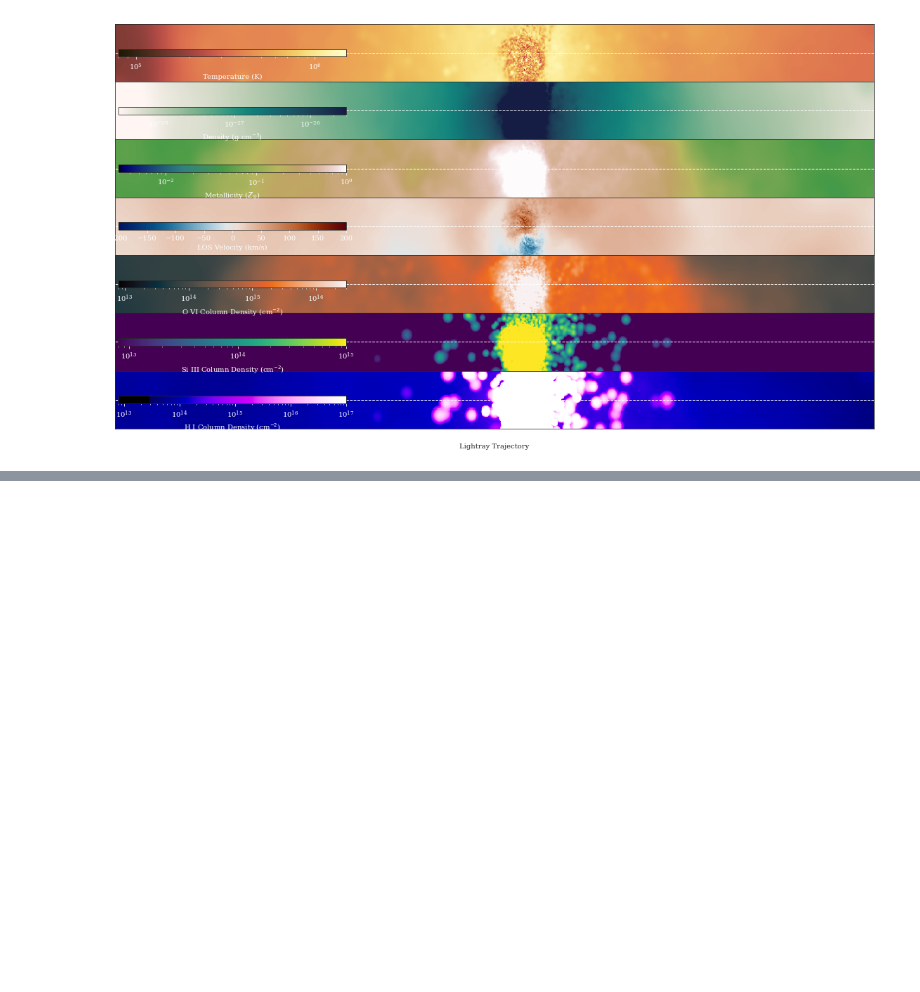
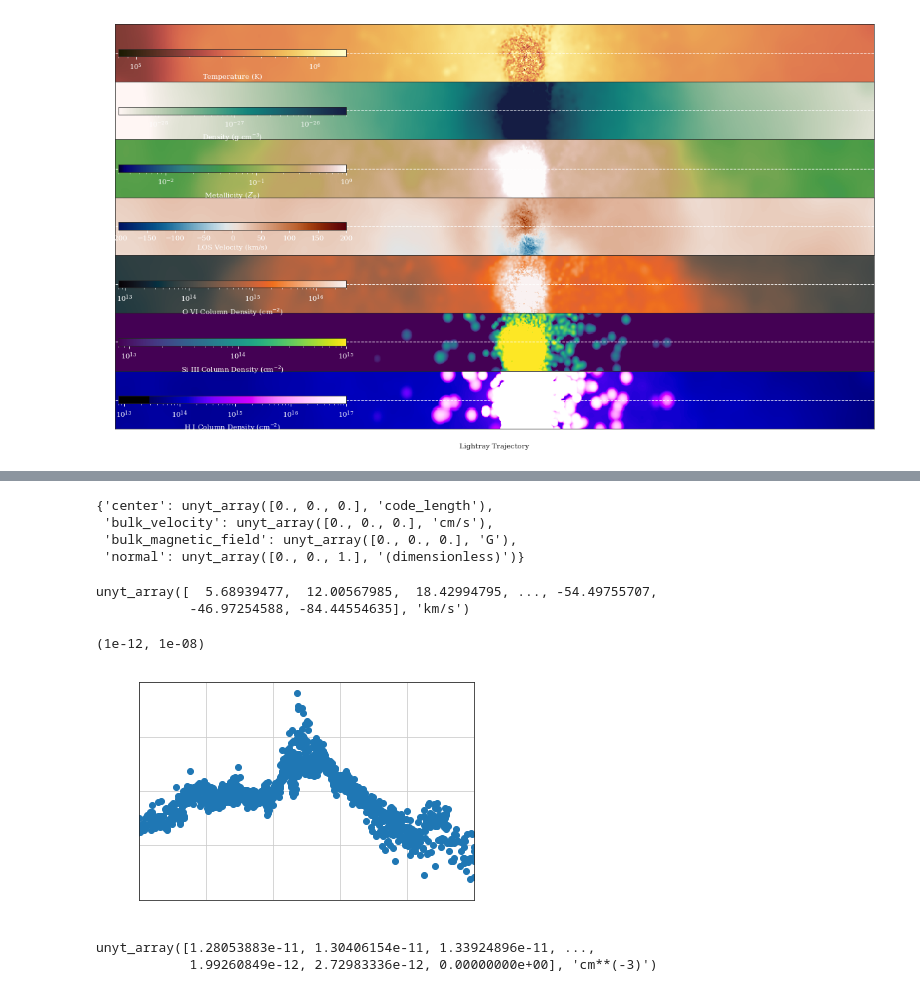
Before and after one commit to ibutsky/synthetic_spectra, a Jupyter notebook: scripts/plotting/sightline_analysis.ipynb, the cells around one changed output, grey strips where cells are left out. Cells and saved outputs as stored; diff of their text form; code cells hidden in the pictures; blank space fills up the shorter version.

```diff
--- a/scripts/plotting/sightline_analysis.ipynb
+++ b/scripts/plotting/sightline_analysis.ipynb
@@ -181,12 +174,0 @@ NameError: name '_los_vel' is not defined
-# %%
-fig, ax = plt.subplots(1, 1, figsize = (20, 1))
-im = ax.pcolormesh(image_test_bv_z.T, cmap = 'coolwarm')#, vmin = -200, vmax = 200)
-cbar = fig.colorbar(im, ax=ax, orientation = 'horizontal')
-
-ax.set_aspect('equal')
-
-fig, ax = plt.subplots(1, 1, figsize = (20, 1))
-im = ax.pcolormesh(image_vz.T, cmap = 'coolwarm')
-cbar = fig.colorbar(im, ax=ax, orientation = 'horizontal')
-
-ax.set_aspect('equal')
@@ -377,8 +324,3 @@ re = [0.00749877, 0.00049992, 0.00049992]
 # %%
 rd =
 image = yt.off_axis_projection(ds, rs, rd)
-# %%
-import yt
-ds = yt.load('/Users/irynabutsky/simulations/patient0_agncr/pioneer.003195')
-#s = yt.SlicePlot(ds, 'z', ('gas', 'density'),width = (100, 'kpc'))
-#s.show()
@@ -435,0 +376,18 @@ yt : [INFO     ] 2021-01-27 18:11:51,964 Making a fixed resolution buffer of (('
+# %%
+i = 36
+import ion_plot_definitions as ipd
+ray = trident.make_simple_ray(ds,
+                            start_position   = ray_start_list[i],
+                            end_position     = ray_end_list[i],
+                            lines            = ion_list,
+                            fields           = ['temperature', 'density', 'metallicity', 'velocity_x'],
+                            ftype            = 'gas',
+                            field_parameters = ad.field_parameters,
+                            redshift         = redshift)
+ad_ray = ray.all_data()
+# generating the list of all of the
+field_list = ['x', 'y', 'z', 'velocity_x', 'velocity_y', 'velocity_z',
+              'temperature', 'density', 'metallicity', 'dl', 'l', 'velocity_los']
+unit_list = ['kpc', 'kpc', 'kpc', 'km/s', 'km/s', 'km/s',
+             'K', 'g/cm**3', 'Zsun', 'cm', 'kpc', 'km/s']
+yt_ion_list = ipd.generate_ion_field_list(ion_list, 'number_density', full_name = False)
@@ -435,0 +410,25 @@ yt : [INFO     ] 2021-01-27 18:11:51,964 Making a fixed resolution buffer of (('
+# %%
+ad_ray.field_parameters
+# %% [output]
+{'center': unyt_array([0., 0., 0.], 'code_length'),
+ 'bulk_velocity': unyt_array([0., 0., 0.], 'cm/s'),
+ 'bulk_magnetic_field': unyt_array([0., 0., 0.], 'G'),
+ 'normal': unyt_array([0., 0., 1.], '(dimensionless)')}
+# %%
+ad_ray['relative_velocity_x'].in_units('km/s')
+# %% [output]
+unyt_array([  5.68939477,  12.00567985,  18.42994795, ..., -54.49755707,
+            -46.97254588, -84.44554635], 'km/s')
+# %%
+plt.scatter(ad_ray['l'].in_units('kpc'), ad_ray['H_p0_number_density'])
+plt.xlim(0, 500)
+plt.yscale("log")
+plt.ylim(1e-12, 1e-8)
+# %% [output]
+(1e-12, 1e-08)
+[figure, added]
+# %%
+ad_ray['H_p0_number_density']
+# %% [output]
+unyt_array([1.28053883e-11, 1.30406154e-11, 1.33924896e-11, ...,
+            1.99260849e-12, 2.72983336e-12, 0.00000000e+00], 'cm**(-3)')
```
Also changed, not shown: parts of 22 cells of this notebook, 1 other file.
